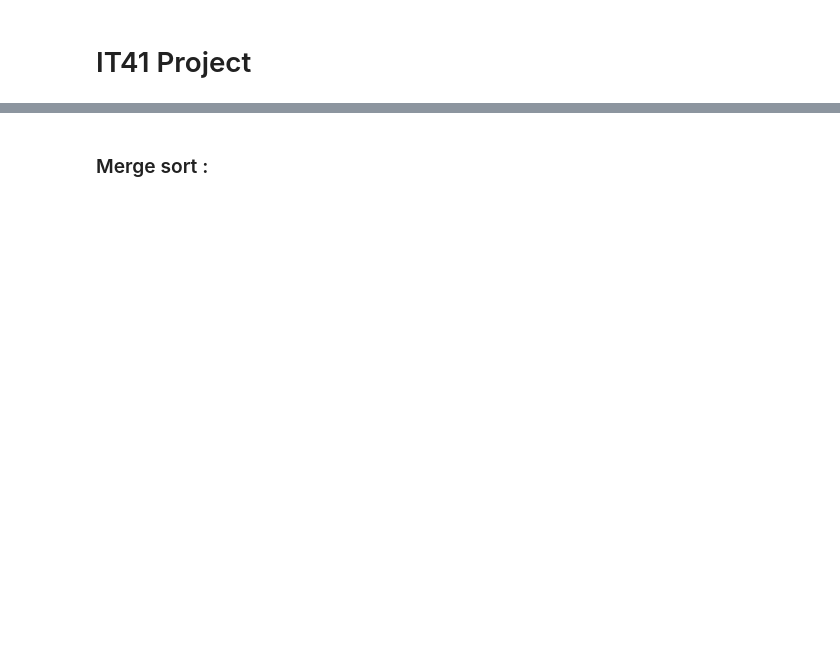
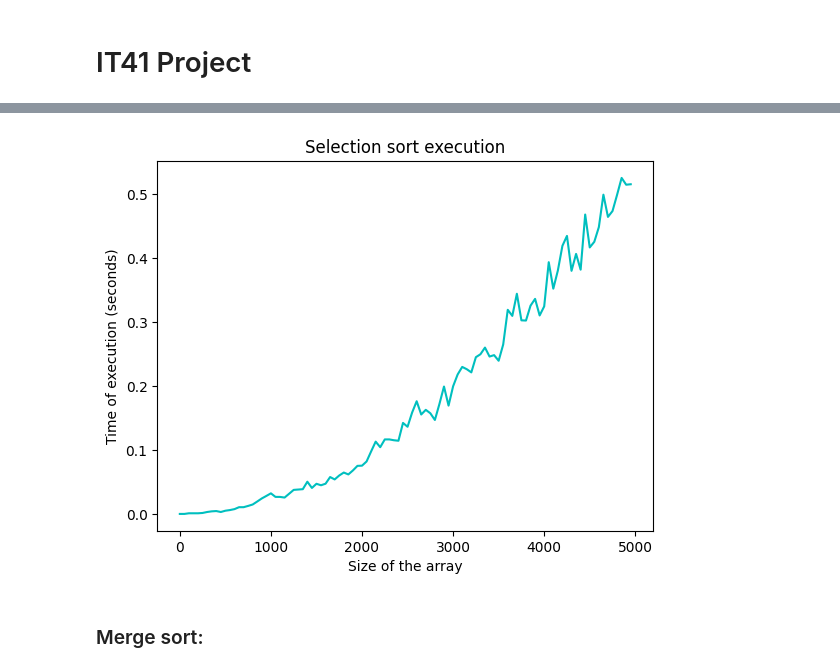
Before and after one commit to gilles-maurer/IT41_SortingAlgorithms, a Jupyter notebook: projet_IT41.ipynb, the cells around one changed output, grey strips where cells are left out. Drawn from its saved outputs; the diff is of its cells as text; code cells hidden in the pictures; blank space fills up the shorter version.

```diff
--- a/projet_IT41.ipynb
+++ b/projet_IT41.ipynb
@@ -46,15 +104,20 @@ def insertion_sort(arr):
 # %%
 def selection_sort(arr):
     n = len(arr)
     for i in range(n):
         min_index = i
         for j in range(i + 1, n):
             if arr[min_index] > arr[j]:
                 min_index = j
         arr[i], arr[min_index] = arr[min_index], arr[i]
     return arr
+
+
+plot_time(selection_sort)
+# %% [output]
+[figure, added]
 # %% [markdown]
-### Merge sort :
+### Merge sort:
 # %%
 def merge_sort(arr):
     if len(arr) <= 1:
```
Also changed, not shown: parts of 13 cells of this notebook.
